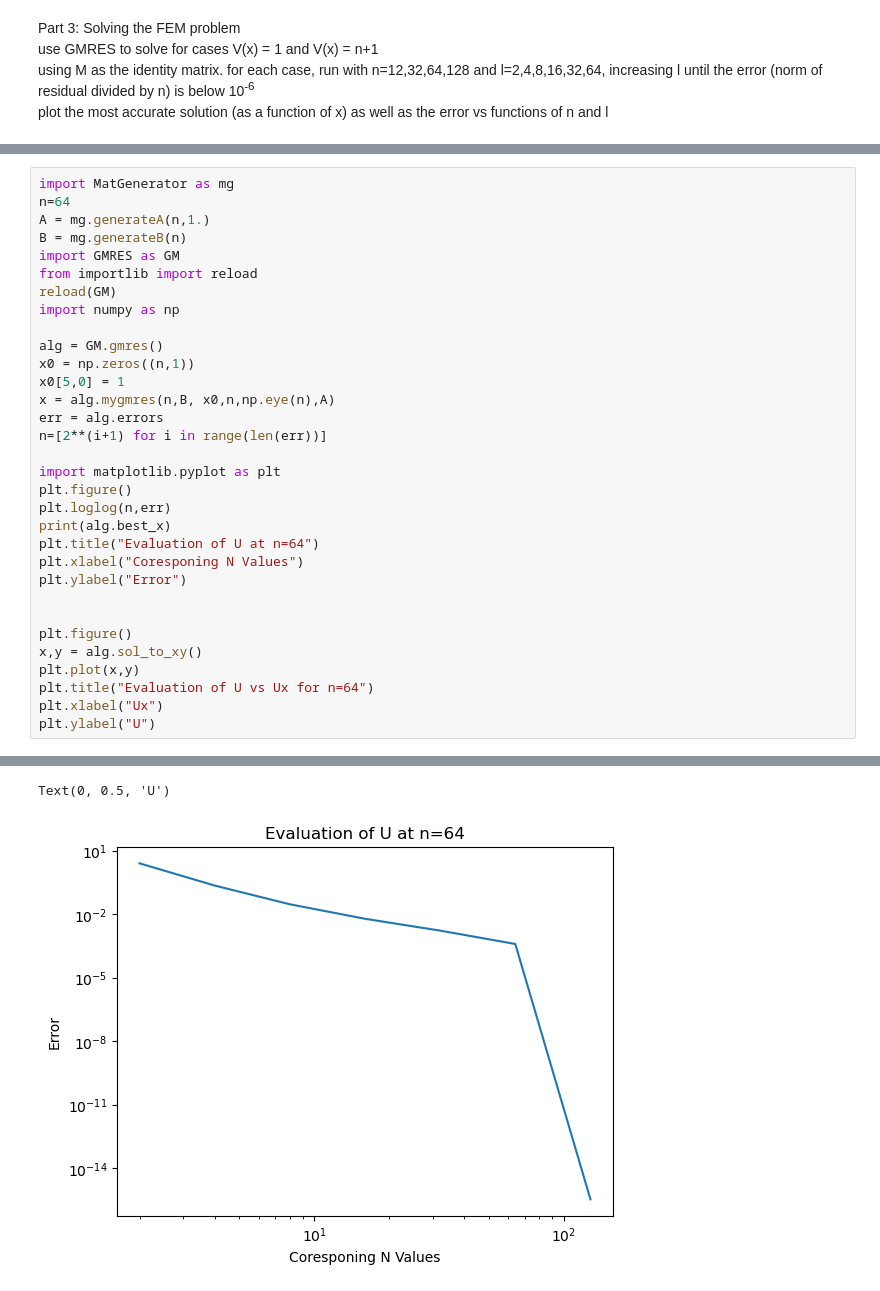
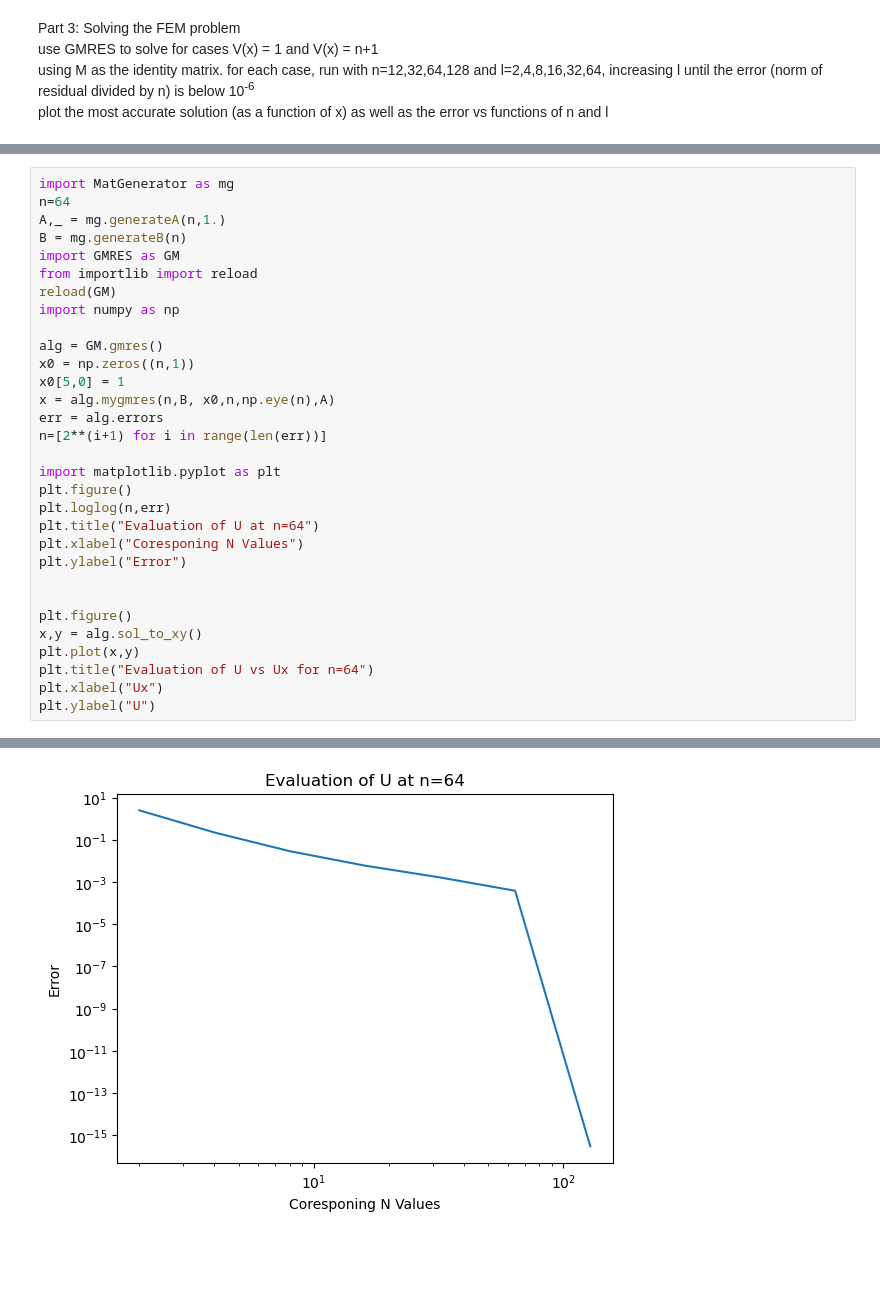
Before and after one commit to BlakePR/LinAlgGroupHw, a Jupyter notebook: report.ipynb, the cells around one changed output, grey strips where cells are left out. Cells and saved outputs as stored; diff of their text form; blank space fills up the shorter version.

```diff
--- a/report.ipynb
+++ b/report.ipynb
@@ -178,7 +143,7 @@ Text(0, 0.5, 'U')
 # %%
 import MatGenerator as mg
 n=64
-A = mg.generateA(n,1.)
+A,_ = mg.generateA(n,1.)
 B = mg.generateB(n)
 import GMRES as GM
 from importlib import reload
@@ -195,7 +160,6 @@ n=[2**(i+1) for i in range(len(err))]
 import matplotlib.pyplot as plt
 plt.figure()
 plt.loglog(n,err)
-print(alg.best_x)
 plt.title("Evaluation of U at n=64")
 plt.xlabel("Coresponing N Values")
 plt.ylabel("Error")
@@ -228,5 +176,4 @@ plt.ylabel("U")
-Text(0, 0.5, 'U')
-[figure, old version]
+[figure, new version]
 [figure]
 # %%
 import MatGenerator as mg
```
Also changed, not shown: parts of 5 cells of this notebook.
